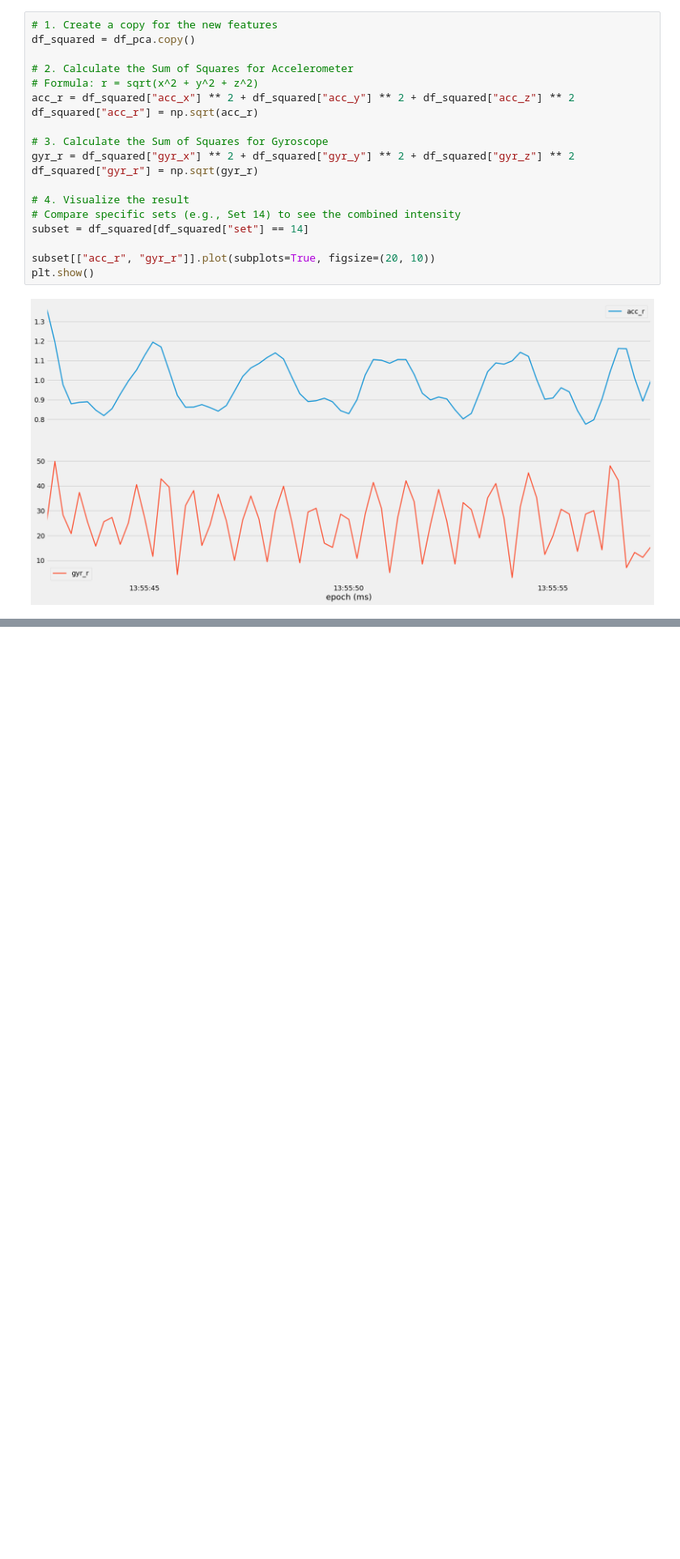
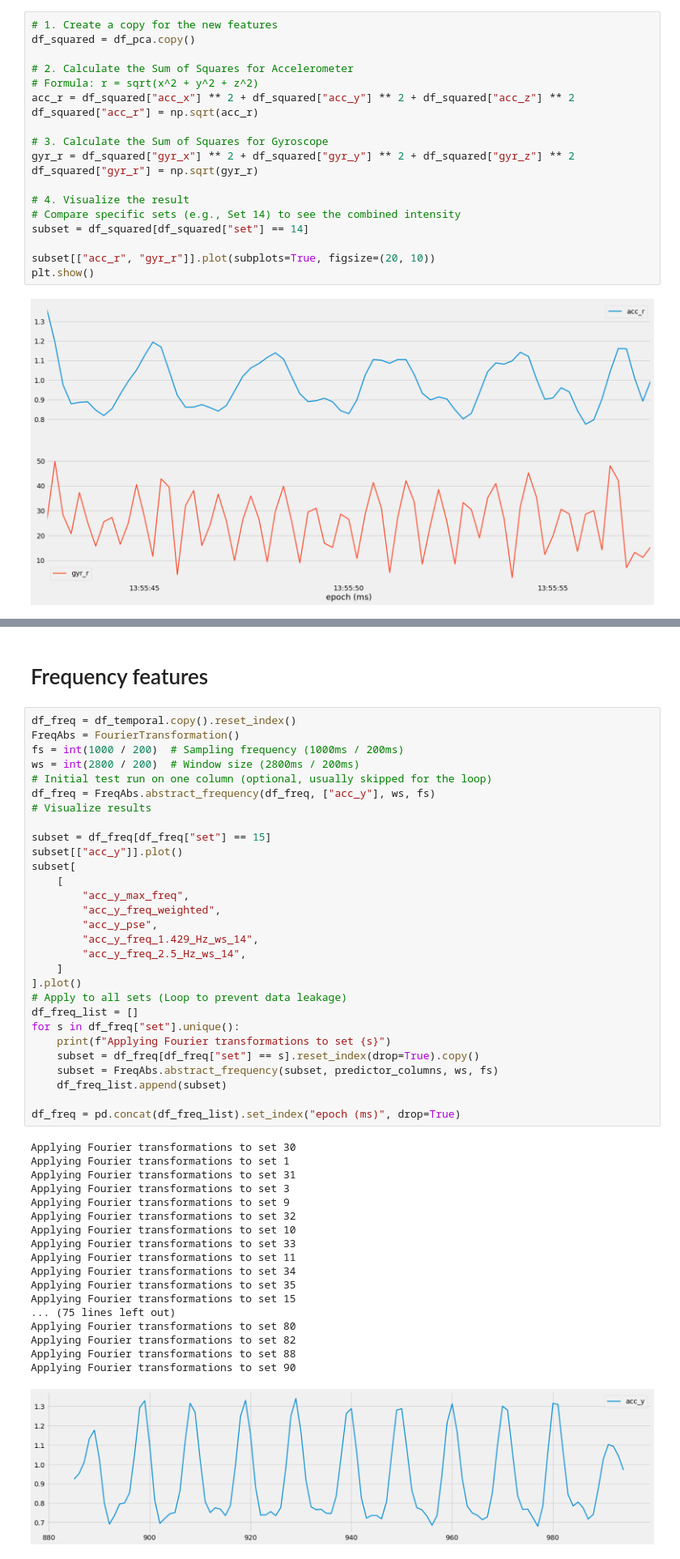
Before and after one commit to shuraazure/data-science-template-main, a Jupyter notebook: src/features/build_features (1).ipynb, the cells around one changed output, grey strips where cells are left out. Shown at 81% size. Drawn from its saved outputs; the diff is of its cells as text; blank space fills up the shorter version.

Commit message:
transformation

```diff
--- a/src/features/build_features (1).ipynb
+++ b/src/features/build_features (1).ipynb
@@ -177,0 +210,50 @@ plt.show()
+# %% [markdown]
+# Frequency features
+# %%
+df_freq = df_temporal.copy().reset_index()
+FreqAbs = FourierTransformation()
+fs = int(1000 / 200)  # Sampling frequency (1000ms / 200ms)
+ws = int(2800 / 200)  # Window size (2800ms / 200ms)
+# Initial test run on one column (optional, usually skipped for the loop)
+df_freq = FreqAbs.abstract_frequency(df_freq, ["acc_y"], ws, fs)
+# Visualize results
+
+subset = df_freq[df_freq["set"] == 15]
+subset[["acc_y"]].plot()
+subset[
+    [
+        "acc_y_max_freq",
+        "acc_y_freq_weighted",
+        "acc_y_pse",
+        "acc_y_freq_1.429_Hz_ws_14",
+        "acc_y_freq_2.5_Hz_ws_14",
+    ]
+].plot()
+# Apply to all sets (Loop to prevent data leakage)
+df_freq_list = []
+for s in df_freq["set"].unique():
+    print(f"Applying Fourier transformations to set {s}")
+    subset = df_freq[df_freq["set"] == s].reset_index(drop=True).copy()
+    subset = FreqAbs.abstract_frequency(subset, predictor_columns, ws, fs)
+    df_freq_list.append(subset)
+
+df_freq = pd.concat(df_freq_list).set_index("epoch (ms)", drop=True)
+# %% [output]
+Applying Fourier transformations to set 30
+Applying Fourier transformations to set 1
+Applying Fourier transformations to set 31
+Applying Fourier transformations to set 3
+Applying Fourier transformations to set 9
+Applying Fourier transformations to set 32
+Applying Fourier transformations to set 10
+Applying Fourier transformations to set 33
+Applying Fourier transformations to set 11
+Applying Fourier transformations to set 34
+Applying Fourier transformations to set 35
+Applying Fourier transformations to set 15
+... (75 lines left out)
+Applying Fourier transformations to set 80
+Applying Fourier transformations to set 82
+Applying Fourier transformations to set 88
+Applying Fourier transformations to set 90
+[figure, added]
```
Also changed, not shown: parts of 10 cells of this notebook, 2 other files.
